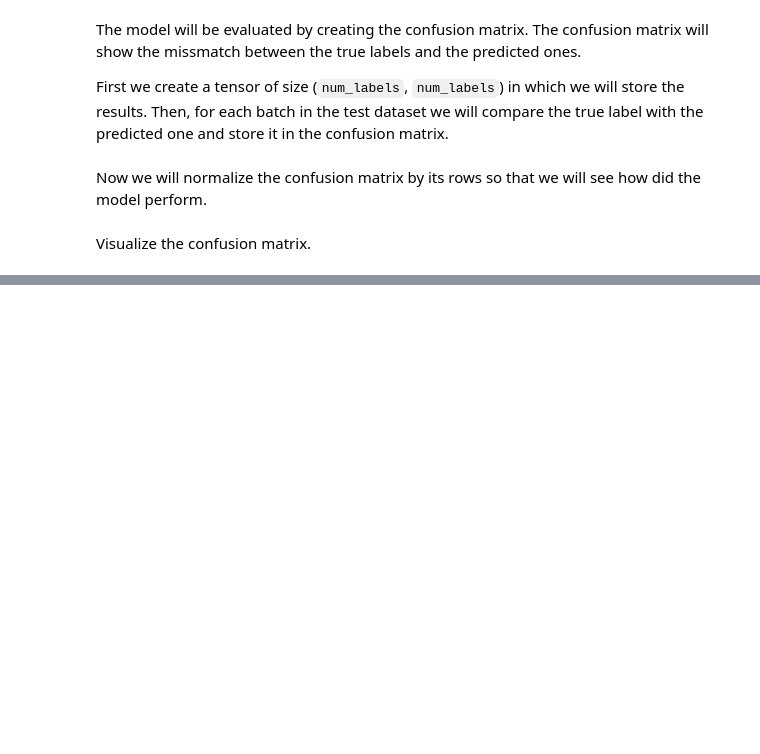
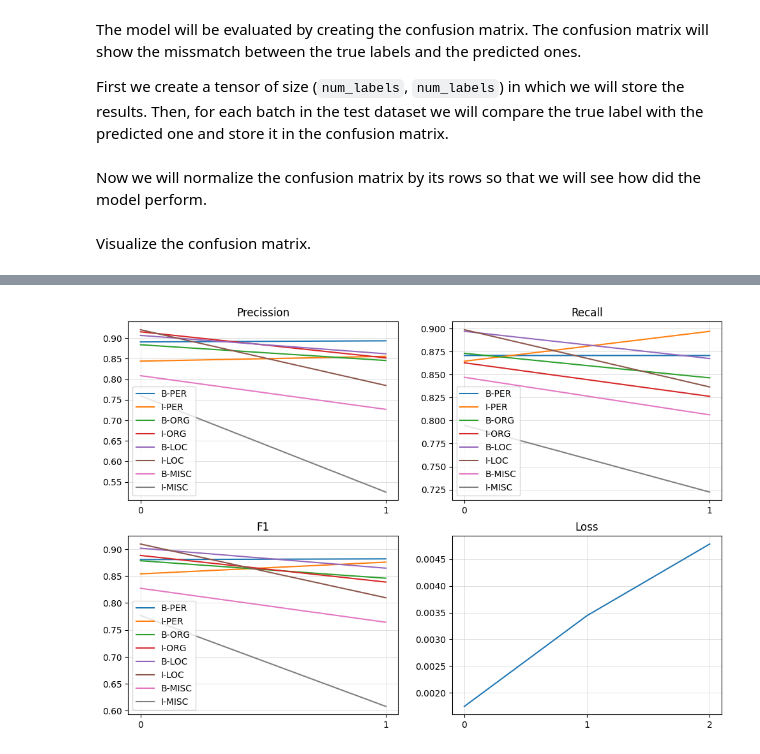
Before and after one commit to rogerpasky/AnonymizationPipeline, a Jupyter notebook: notebooks/pytorch-roberta-named-entity-recognition.ipynb, the cells around one changed output, grey strips where cells are left out. Cells and saved outputs as stored; diff of their text form; code cells hidden in the pictures; blank space fills up the shorter version.

```diff
--- a/notebooks/pytorch-roberta-named-entity-recognition.ipynb
+++ b/notebooks/pytorch-roberta-named-entity-recognition.ipynb
@@ -679,0 +656,3 @@ plt.show()
+# %%
+test_loss, test_prec, test_rec, test_f1, test_support = validate(model, test_data, device)
+print(f'Val Loss: {test_loss:.4f}\nVal Prec: {test_prec}\nVal Rec: {test_rec}\nVal F1: {test_f1}\nsupport: {test_support}')
@@ -679,0 +668,17 @@ plt.show()
+# %%
+losses = [validation_loss[-1], test_loss, train_batch_loss[-1]]
+precissions = [validation_prec[-1], test_prec]
+recalls = [validation_rec[-1], test_rec]
+f1s = [validation_f1[-1], test_f1]
+support = [support, test_support]
+# %%
+plt.figure(figsize=(12, 8))
+
+draw_values('Precission', 2, 2, 1, precissions, category_texts)
+draw_values('Recall', 2, 2, 2, recalls, category_texts)
+draw_values('F1', 2, 2, 3, f1s, category_texts)
+draw_values('Loss', 2, 2, 4, losses)
+
+plt.show()
+# %% [output]
+[figure, added]
```
Also changed, not shown: parts of 17 cells of this notebook.
